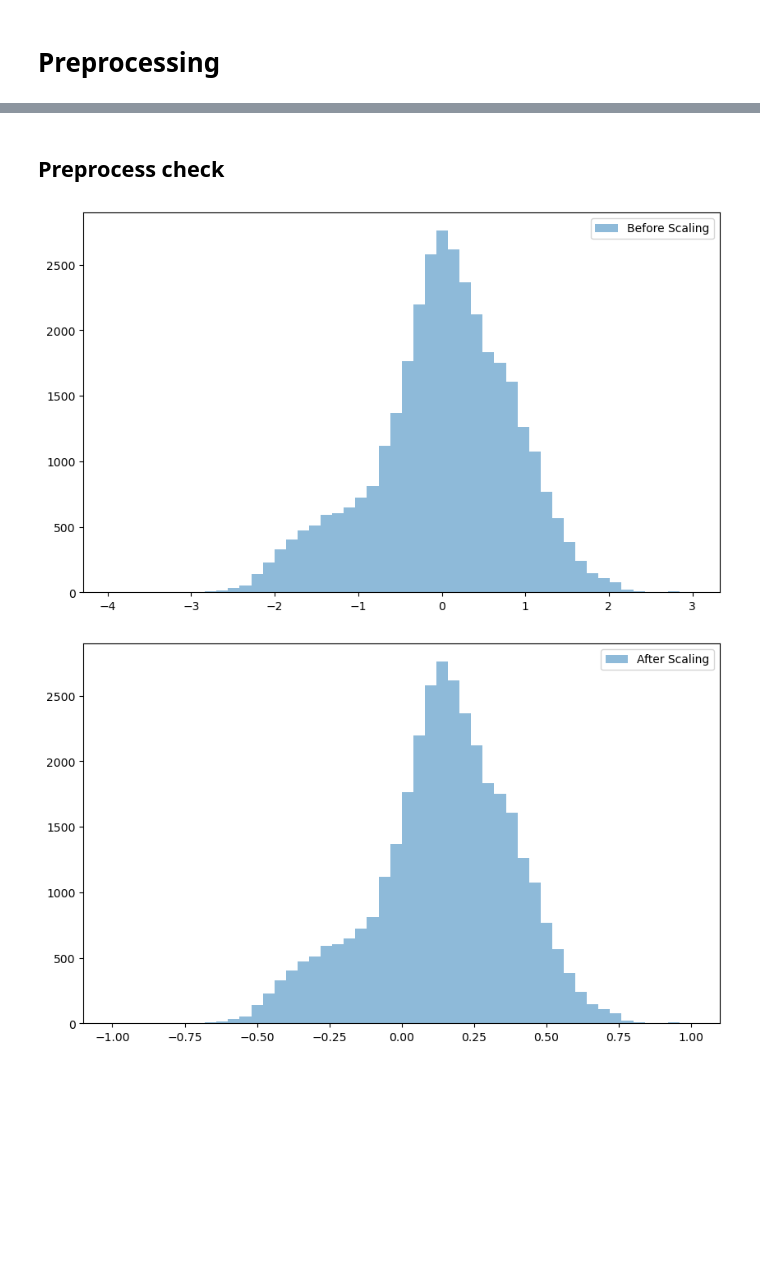
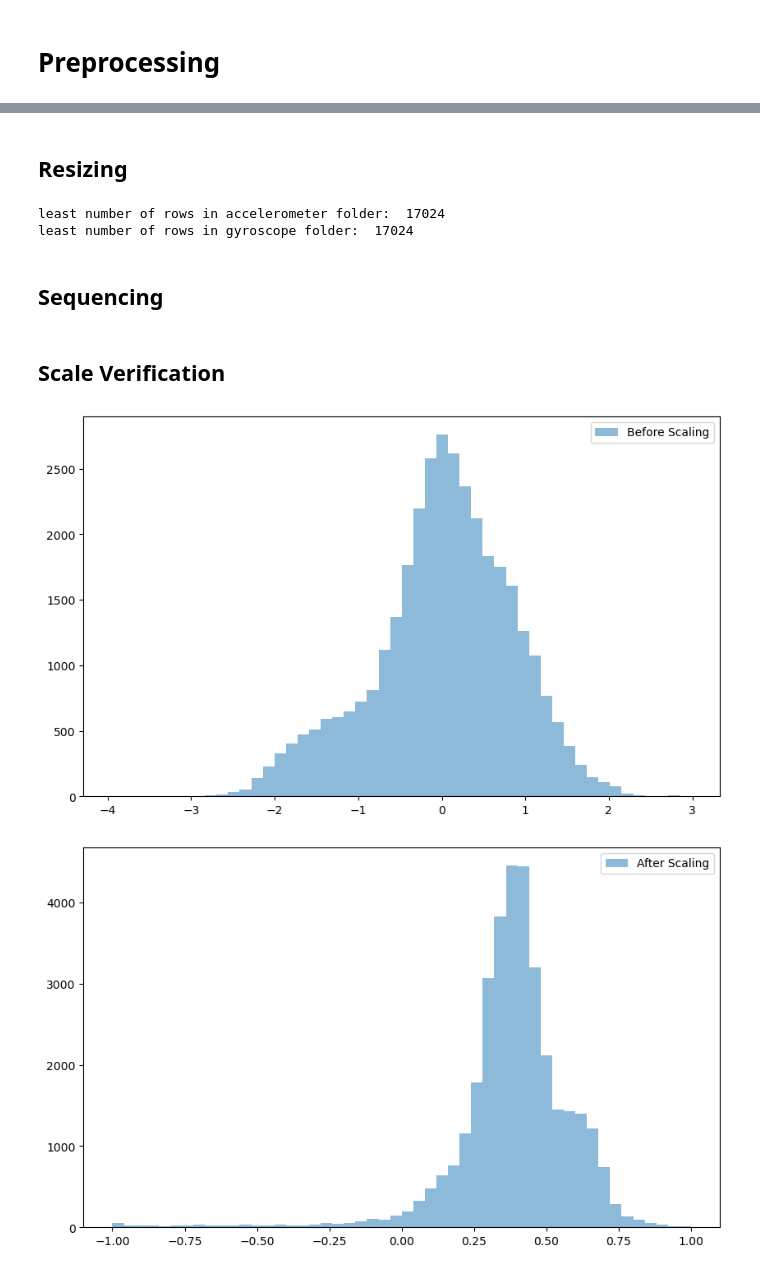
Before and after one commit to lynxzen/Gait-Classification-LSTM, a Jupyter notebook: Gait LSTM.ipynb, the cells around one changed output, grey strips where cells are left out. Cells and saved outputs as stored; diff of their text form; code cells hidden in the pictures; blank space fills up the shorter version.

Commit message:
Organizing files and starting on resizing

```diff
--- a/Gait LSTM.ipynb
+++ b/Gait LSTM.ipynb
@@ -82,0 +63,40 @@ for csv_file in csv_files:
+# %% [markdown]
+## Resizing
+# %%
+import pandas
+import os
+import glob
+
+folder_path_accelerometer = '/Users/joshuavargas/research/datasets/BB-MAS_Preprocessed/accelerometer/'
+folder_path_gyroscope = '/Users/joshuavargas/research/datasets/BB-MAS_Preprocessed/gyroscope/'
+
+csv_files_accelerometer = glob.glob(os.path.join(folder_path, '*_PocketPhone_*.csv'))
+csv_files_gyroscope = glob.glob(os.path.join(folder_path, '*_PocketPhone_*.csv'))
+num_rows = 1000000
+
+for csv_file in csv_files_accelerometer:
+    df = pd.read_csv(csv_file)
+    file_name = os.path.basename(csv_file)
+    if df.shape[0] < num_rows:
+        num_rows = df.shape[0]
+        #print(f'{file_name}: {num_rows}')
+    #print(f'{file_name}: {df.shape[0]}')
+
+print("least number of rows in accelerometer folder: ", num_rows)
+
+num_rows = 1000000
+
+for csv_file in csv_files_gyroscope:
+    df = pd.read_csv(csv_file)
+    file_name = os.path.basename(csv_file)
+    if df.shape[0] < num_rows:
+        num_rows = df.shape[0]
+        #print(f'{file_name}: {num_rows_gyroscope}')
+    #print(f'{file_name}: {df.shape[0]}')
+
+print("least number of rows in gyroscope folder: ", num_rows)
+# %% [output]
+least number of rows in accelerometer folder:  17024
+least number of rows in gyroscope folder:  17024
+# %% [markdown]
+## Sequencing
@@ -83,10 +119,10 @@ for csv_file in csv_files:
 # %% [markdown]
-## Preprocess check
+## Scale Verification
 # %%
 import matplotlib.pyplot as plt
 
 root_dir   = '/Users/joshuavargas/research/datasets/BB-MAS_Dataset/BB-MAS_Dataset/'
-output_dir = '/Users/joshuavargas/research/datasets/BB-MAS_Preprocessed/'
+output_dir = '/Users/joshuavargas/research/datasets/BB-MAS_Preprocessed/accelerometer/'
 
 folder_path = os.path.join(root_dir, "1")
 csv_files = glob.glob(os.path.join(folder_path, '*_PocketPhone_*.csv'))
@@ -97,32 +133,32 @@ X_train = df['Xvalue']
 X_scatter = df[['Xvalue', 'Yvalue']]
 
 df_scaled = pd.read_csv(scaled_files[0])
 X_train_scaled = df_scaled['Xvalue']
 X_scatter_scaled = df[['Xvalue', 'Yvalue']]
 
 # histograms
 # before scaling
 plt.figure(figsize=(10, 6))
 plt.hist(X_train, bins=50, alpha=0.5, label='Before Scaling')
 plt.legend()
 plt.show()
 
 # after scaling
 plt.figure(figsize=(10, 6))
 plt.hist(X_train_scaled, bins=50, alpha=0.5, label='After Scaling')
 plt.legend()
 plt.show()
 
 # scatter plot
 plt.figure(figsize=(8, 6))
 plt.scatter(X_scatter['Xvalue'], X_scatter['Yvalue'], alpha=0.5, label='Before Scaling')
 plt.scatter(X_scatter_scaled['Xvalue'], X_scatter_scaled['Yvalue'], alpha=0.5, label='After Scaling')
 plt.title("Feature Comparison Before and After Scaling")
 plt.xlabel("Xvalue")
 plt.ylabel("Yvalue")
 plt.legend()
 plt.show()
 # %% [output]
 [figure]
-[figure, old version]
+[figure, new version]
 [figure]
```
Also changed, not shown: parts of 6 cells of this notebook.
